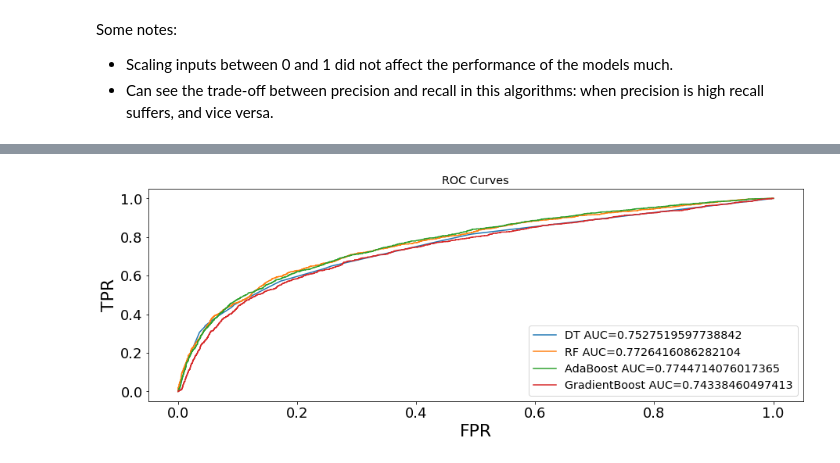
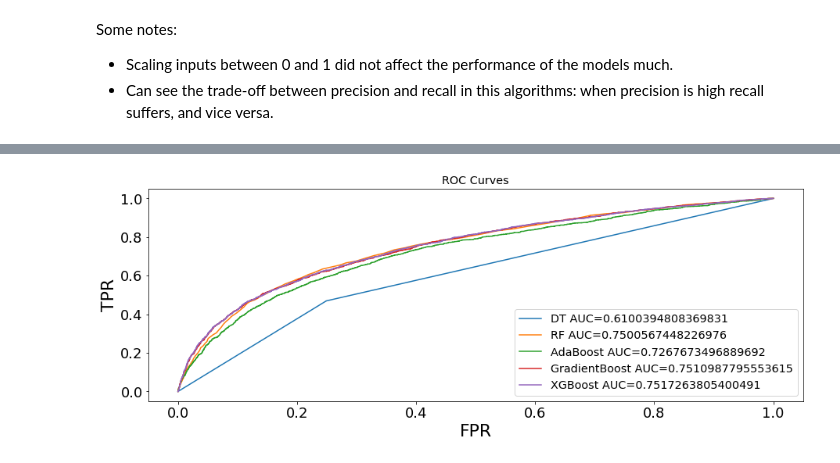
Before and after one commit to RozitaAbdoli/credit_default_mining, a Jupyter notebook: Model_comparison.ipynb, the cells around one changed output, grey strips where cells are left out. Drawn from its saved outputs; the diff is of its cells as text; code cells hidden in the pictures.

```diff
--- a/Model_comparison.ipynb
+++ b/Model_comparison.ipynb
@@ -68,15 +285,7 @@ X_smt, y_smt = SMOTETomek(random_state=1).fit_sample(X_train_scaled, y_train.squ
-# %%
-#List the classifiers to be compared
-names = ["Logistic Regression","KNN", "QDA", "Naive Bayes","Decision Tree", "Random Forest", "AdaBoost", "GradientBoost"]
-
-clfs = [
-    LogisticRegression(random_state=1, C= 50, penalty= 'l1', solver= 'liblinear'),
-    KNeighborsClassifier(),                           #n_neighbors=5
-    QuadraticDiscriminantAnalysis(),
-    GaussianNB(),
-    DecisionTreeClassifier(max_depth=5),              #set max_depth
-    RandomForestClassifier(max_depth=5, n_estimators=100),
-    AdaBoostClassifier(n_estimators=100),
-    GradientBoostingClassifier(n_estimators=100, learning_rate=1.0),
-    ]
+# %%
+#Put the column headers back after engineering the training data
+X_train = pd.DataFrame(X_train)
+X_train.columns = X.columns
+y_train = pd.DataFrame(y_train)
+y_train=y_train.rename(columns = {0:'Default'})
 # %%
@@ -156,49 +366,52 @@ plt.show()
 # %%
 # The ROC curves and the ROC AUC
 
-# model=LogisticRegression(C= 50, penalty= 'l1', solver= 'liblinear'),
-    # KNeighborsClassifier(),                           #n_neighbors=5
-    # QuadraticDiscriminantAnalysis(),
-    # GaussianNB(),
-    # DecisionTreeClassifier(max_depth=5),              #set max_depth
-
-model=DecisionTreeClassifier(max_depth=5)              #set max_depth
-model.fit(X_train, y_train)
-y_pred = model.predict(X_test)
-y_pred_proba = model.predict_proba(X_test)[::,1]
+dtc = DecisionTreeClassifier()              #set max_depth
+dtc.fit(X_train, y_train)
+y_pred = dtc.predict(X_test)
+y_pred_proba = dtc.predict_proba(X_test)[::,1]
 FPR, TPR, _ = roc_curve(y_test, y_pred_proba)            #roc_curve(y_true, y_score)
 auc = roc_auc_score(y_test, y_pred_proba)
 plt.plot(FPR,TPR,label="DT AUC="+str(auc))
 
-model=RandomForestClassifier(max_depth=5, n_estimators=100)
-model.fit(X_train, y_train)
-y_pred = model.predict(X_test)
-y_pred_proba = model.predict_proba(X_test)[::,1]
+rfc = RandomForestClassifier()
+rfc.fit(X_train, y_train)
+y_pred = rfc.predict(X_test)
+y_pred_proba = rfc.predict_proba(X_test)[::,1]
 FPR, TPR, _ = roc_curve(y_test, y_pred_proba)            #roc_curve(y_true, y_score)
 auc = roc_auc_score(y_test, y_pred_proba)
 plt.plot(FPR,TPR,label="RF AUC="+str(auc))
 
 
-model=AdaBoostClassifier(n_estimators=100)
-model.fit(X_train, y_train)
-y_pred = model.predict(X_test)
-y_pred_proba = model.predict_proba(X_test)[::,1]
+abc = AdaBoostClassifier()
+abc.fit(X_train, y_train)
+y_pred = abc.predict(X_test)
+y_pred_proba = abc.predict_proba(X_test)[::,1]
 FPR, TPR, _ = roc_curve(y_test, y_pred_proba)            #roc_curve(y_true, y_score)
 auc = roc_auc_score(y_test, y_pred_proba)
 plt.plot(FPR,TPR,label="AdaBoost AUC="+str(auc))
 
-model=GradientBoostingClassifier(n_estimators=100, learning_rate=1.0)
-model.fit(X_train, y_train)
-y_pred = model.predict(X_test)
-y_pred_proba = model.predict_proba(X_test)[::,1]
+gbc = GradientBoostingClassifier()
+gbc.fit(X_train, y_train)
+y_pred = gbc.predict(X_test)
+y_pred_proba = gbc.predict_proba(X_test)[::,1]
 FPR, TPR, _ = roc_curve(y_test, y_pred_proba)            #roc_curve(y_true, y_score)
 auc = roc_auc_score(y_test, y_pred_proba)
 plt.plot(FPR,TPR,label="GradientBoost AUC="+str(auc))
+
+
+xgbc = XGBClassifier()
+xgbc.fit(X_train, y_train)
+y_pred = xgbc.predict(X_test)
+y_pred_proba = xgbc.predict_proba(X_test)[::,1]
+FPR, TPR, _ = roc_curve(y_test, y_pred_proba)            #roc_curve(y_true, y_score)
+auc = roc_auc_score(y_test, y_pred_proba)
+plt.plot(FPR,TPR,label="XGBoost AUC="+str(auc))
 
 plt.xlabel('FPR')
 plt.ylabel('TPR')
 plt.title('ROC Curves')
 plt.legend(loc=4)
 plt.show()
 # %% [output]
-[figure, old version]
+[figure, new version]
```
Also changed, not shown: parts of 26 cells of this notebook.
